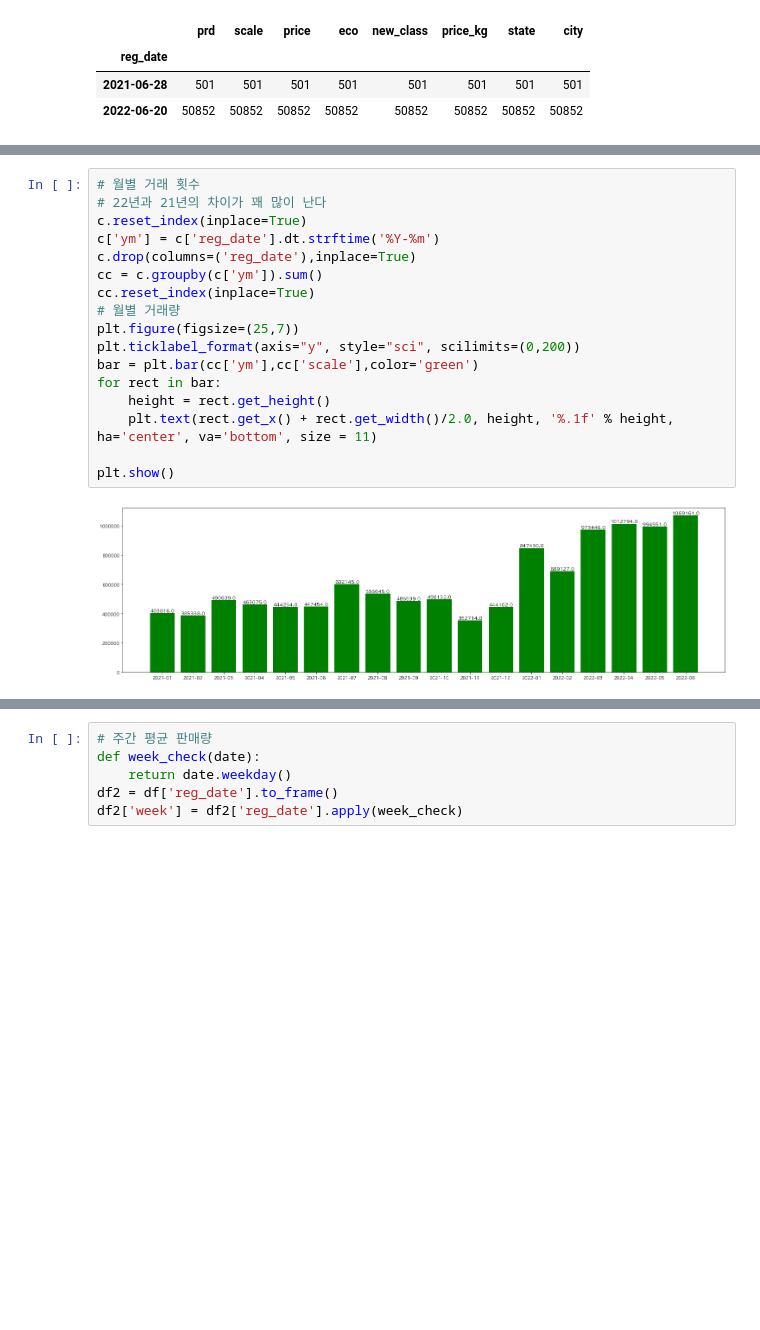
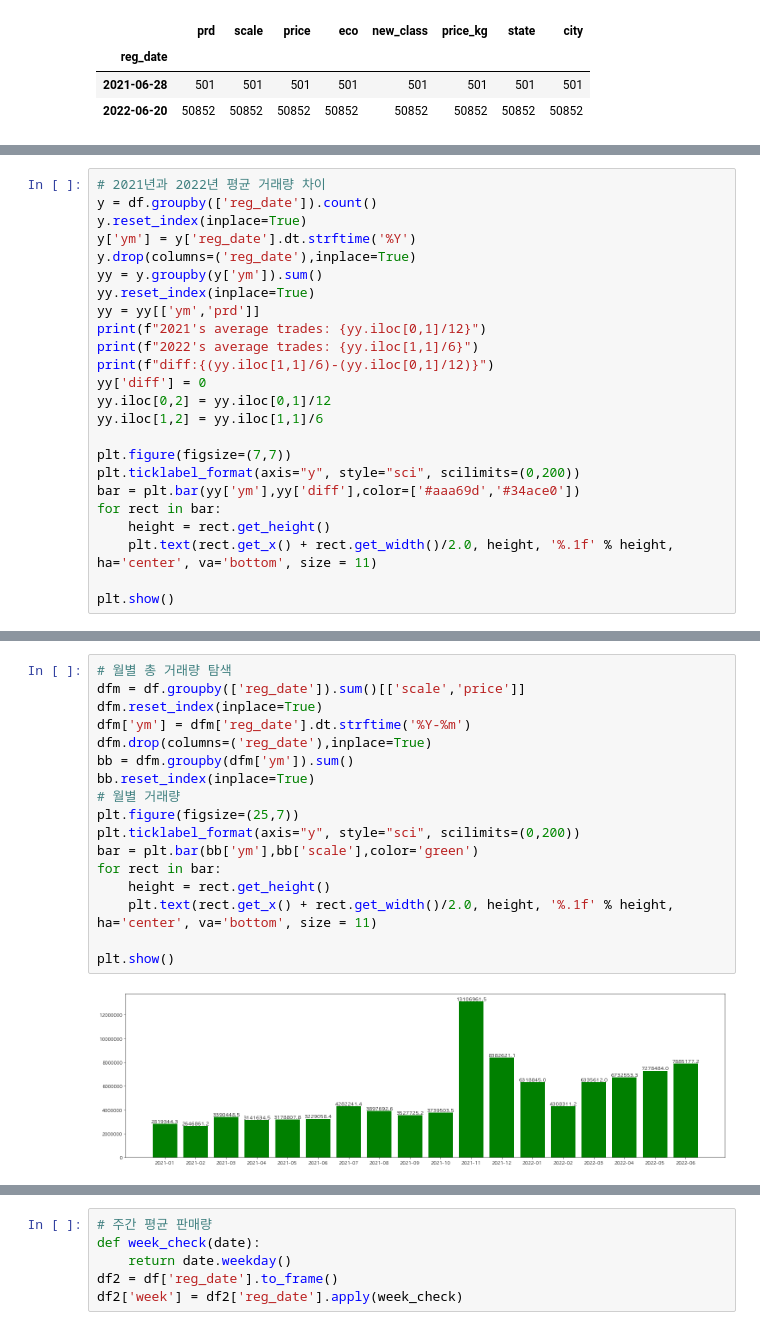
Before and after one commit to LUCI031/grocery_auction, a Jupyter notebook: eda.ipynb, the cells around one changed output, grey strips where cells are left out. Drawn from its saved outputs; the diff is of its cells as text; blank space fills up the shorter version.

```diff
--- a/eda.ipynb
+++ b/eda.ipynb
@@ -234,0 +235,24 @@ plt.show()
+# %%
+# 2021년과 2022년 평균 거래량 차이
+y = df.groupby(['reg_date']).count()
+y.reset_index(inplace=True)
+y['ym'] = y['reg_date'].dt.strftime('%Y')
+y.drop(columns=('reg_date'),inplace=True)
+yy = y.groupby(y['ym']).sum()
+yy.reset_index(inplace=True)
+yy = yy[['ym','prd']]
+print(f"2021's average trades: {yy.iloc[0,1]/12}")
+print(f"2022's average trades: {yy.iloc[1,1]/6}")
+print(f"diff:{(yy.iloc[1,1]/6)-(yy.iloc[0,1]/12)}")
+yy['diff'] = 0
+yy.iloc[0,2] = yy.iloc[0,1]/12
+yy.iloc[1,2] = yy.iloc[1,1]/6
+
+plt.figure(figsize=(7,7))
+plt.ticklabel_format(axis="y", style="sci", scilimits=(0,200))
+bar = plt.bar(yy['ym'],yy['diff'],color=['#aaa69d','#34ace0'])
+for rect in bar:
+    height = rect.get_height()
+    plt.text(rect.get_x() + rect.get_width()/2.0, height, '%.1f' % height, ha='center', va='bottom', size = 11)
+
+plt.show()
@@ -235,19 +264,19 @@ plt.show()
 # %%
-# 월별 거래 횟수
-# 22년과 21년의 차이가 꽤 많이 난다
-c.reset_index(inplace=True)
-c['ym'] = c['reg_date'].dt.strftime('%Y-%m')
-c.drop(columns=('reg_date'),inplace=True)
-cc = c.groupby(c['ym']).sum()
-cc.reset_index(inplace=True)
+# 월별 총 거래량 탐색
+dfm = df.groupby(['reg_date']).sum()[['scale','price']]
+dfm.reset_index(inplace=True)
+dfm['ym'] = dfm['reg_date'].dt.strftime('%Y-%m')
+dfm.drop(columns=('reg_date'),inplace=True)
+bb = dfm.groupby(dfm['ym']).sum()
+bb.reset_index(inplace=True)
 # 월별 거래량
 plt.figure(figsize=(25,7))
 plt.ticklabel_format(axis="y", style="sci", scilimits=(0,200))
-bar = plt.bar(cc['ym'],cc['scale'],color='green')
+bar = plt.bar(bb['ym'],bb['scale'],color='green')
 for rect in bar:
     height = rect.get_height()
     plt.text(rect.get_x() + rect.get_width()/2.0, height, '%.1f' % height, ha='center', va='bottom', size = 11)
 
 plt.show()
 # %% [output]
-[figure, old version]
+[figure, new version]
```
Also changed, not shown: parts of 29 cells of this notebook, 2 other files.
